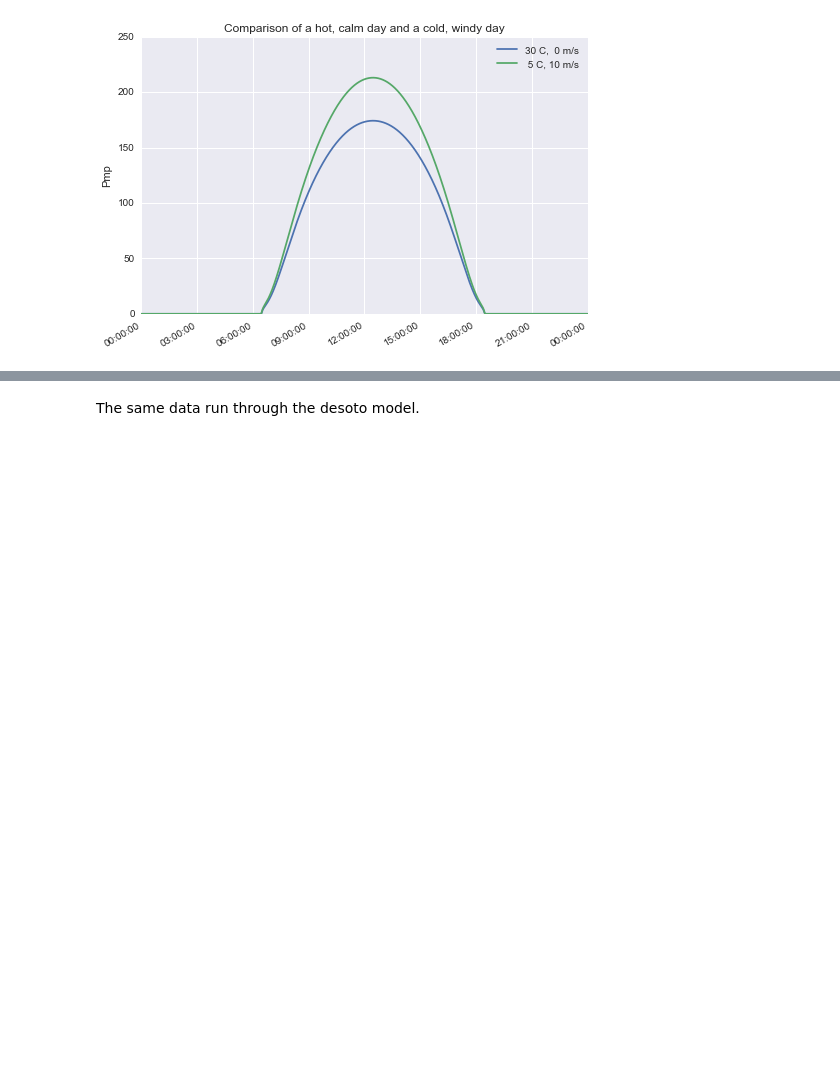
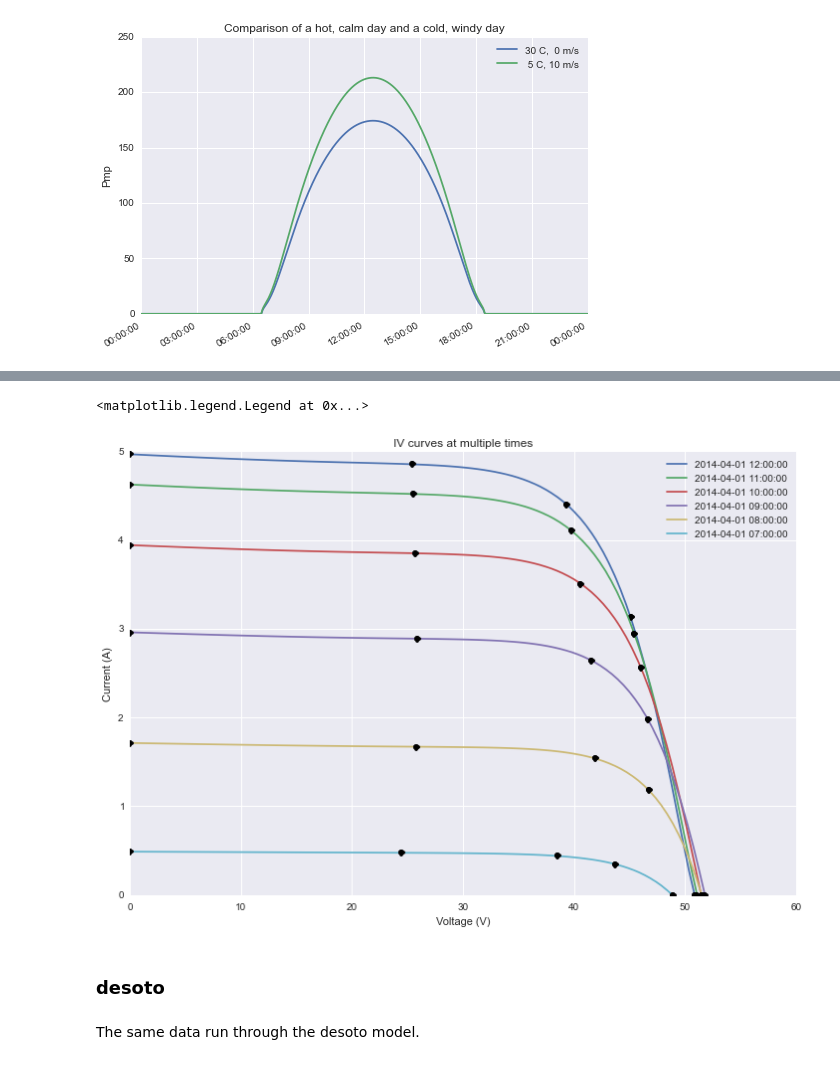
Before and after one commit to pvlib/pvlib-python, a Jupyter notebook: docs/tutorials/pvsystem.ipynb, the cells around one changed output, grey strips where cells are left out. Cells and saved outputs as stored; diff of their text form; code cells hidden in the pictures; blank space fills up the shorter version.

```diff
--- a/docs/tutorials/pvsystem.ipynb
+++ b/docs/tutorials/pvsystem.ipynb
@@ -411,0 +426,20 @@ plt.title('Comparison of a hot, calm day and a cold, windy day')
+# %%
+def sapm_to_ivframe(sapm_row):
+    pnt = sapm_row.T.ix[:,0]
+
+    ivframe = {'Isc': (pnt['Isc'], 0),
+              'Pmp': (pnt['Imp'], pnt['Vmp']),
+              'Ix': (pnt['Ix'], 0.5*pnt['Voc']),
+              'Ixx': (pnt['Ixx'], 0.5*(pnt['Voc']+pnt['Vmp'])),
+              'Voc': (0, pnt['Voc'])}
+    ivframe = pd.DataFrame(ivframe, index=['current', 'voltage']).T
+    ivframe = ivframe.sort('voltage')
+
+    return ivframe
+
+def ivframe_to_ivcurve(ivframe, points=100):
+    ivfit_coefs = np.polyfit(ivframe['voltage'], ivframe['current'], 30)
+    fit_voltages = np.linspace(0, ivframe.ix['Voc', 'voltage'], points)
+    fit_currents = np.polyval(ivfit_coefs, fit_voltages)
+
+    return fit_voltages, fit_currents
@@ -412,3 +455,28 @@ plt.title('Comparison of a hot, calm day and a cold, windy day')
+# %%
+times = ['2014-04-01 07:00:00', '2014-04-01 08:00:00', '2014-04-01 09:00:00',
+         '2014-04-01 10:00:00', '2014-04-01 11:00:00', '2014-04-01 12:00:00']
+times.reverse()
+
+fig, ax = plt.subplots(1, 1, figsize=(12,8))
+
+for time in times:
+    ivframe = sapm_to_ivframe(sapm_1[time])
+
+    fit_voltages, fit_currents = ivframe_to_ivcurve(ivframe)
+
+    ax.plot(fit_voltages, fit_currents, label=time)
+    ax.plot(ivframe['voltage'], ivframe['current'], 'ko')
+
+ax.set_xlabel('Voltage (V)')
+ax.set_ylabel('Current (A)')
+ax.set_ylim(0, None)
+ax.set_title('IV curves at multiple times')
+ax.legend()
+# %% [output]
+<matplotlib.legend.Legend at 0x...>
+[figure, added]
+# %% [markdown]
+### desoto
 # %% [markdown]
 The same data run through the desoto model.
 # %%
```
Also changed, not shown: parts of 11 cells of this notebook.
